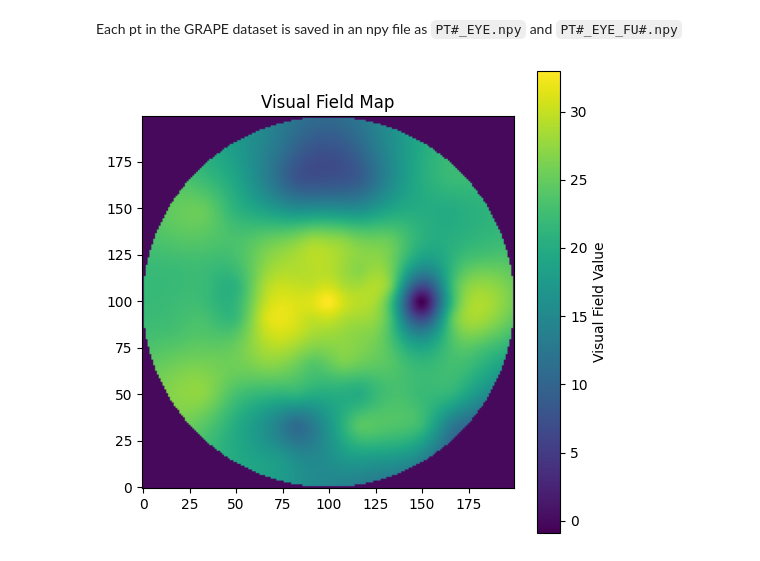
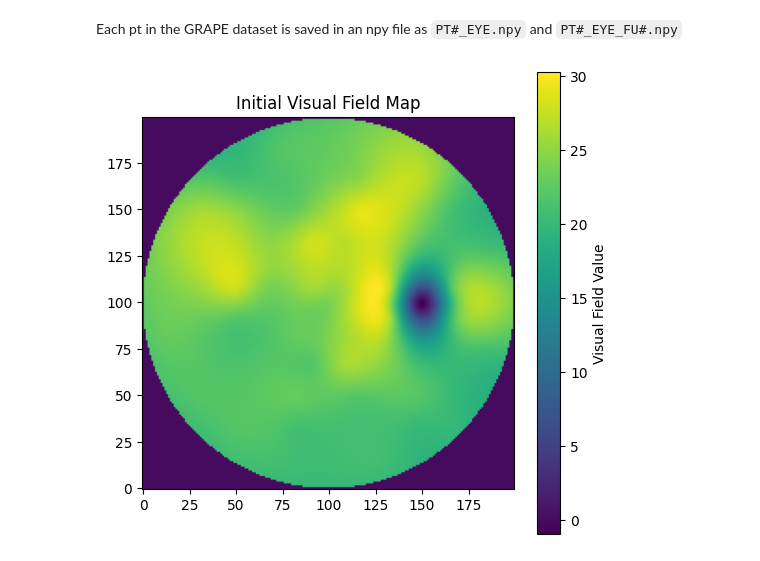
Before and after one commit to lilyhirano/Visual-Field-Analysis, a Jupyter notebook: grape_images.ipynb, the cells around one changed output. Cells and saved outputs as stored; diff of their text form; code cells hidden in the pictures.

```diff
--- a/grape_images.ipynb
+++ b/grape_images.ipynb
@@ -185,15 +185,15 @@ plt.savefig('images/example_grape_visual_fields.png', bbox_inches = 'tight')
 # %% [markdown]
 Each pt in the GRAPE dataset is saved in an npy file as `PT#_EYE.npy` and `PT#_EYE_FU#.npy`
 # %%
-x = np.load("images/GRAPE/Initial/5_OS.npy")
+x = np.load("images/GRAPE/Initial/1_OS.npy")
 
 values = x[:, :, 0]
 
 plt.figure(figsize=(6,6))
 plt.imshow(values, cmap='viridis', origin='lower')
 plt.colorbar(label='Visual Field Value')
 plt.title('Initial Visual Field Map')
 plt.show()
 # %% [output]
-[figure, old version]
+[figure, new version]
 # %%
```
Also changed, not shown: parts of 2 cells of this notebook, 10 other files.
